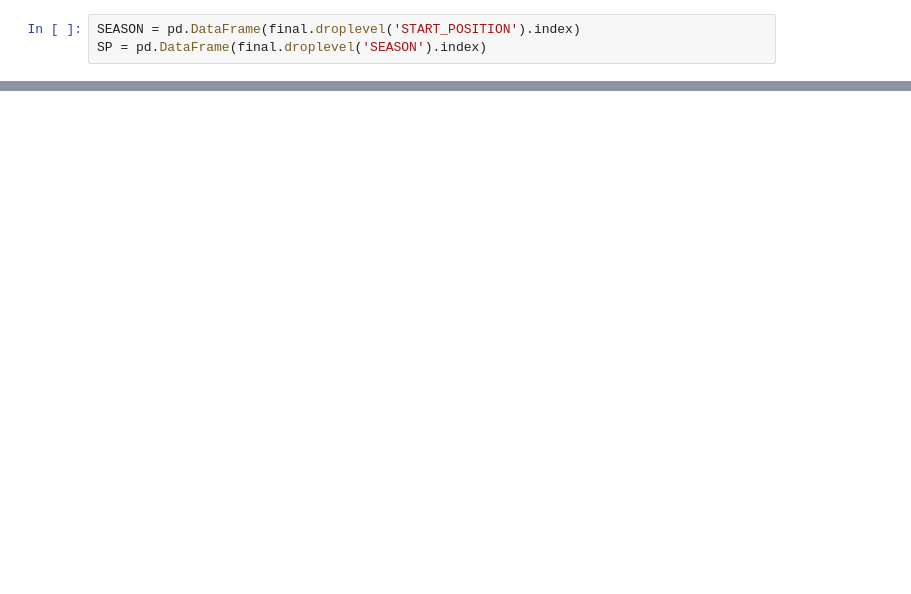
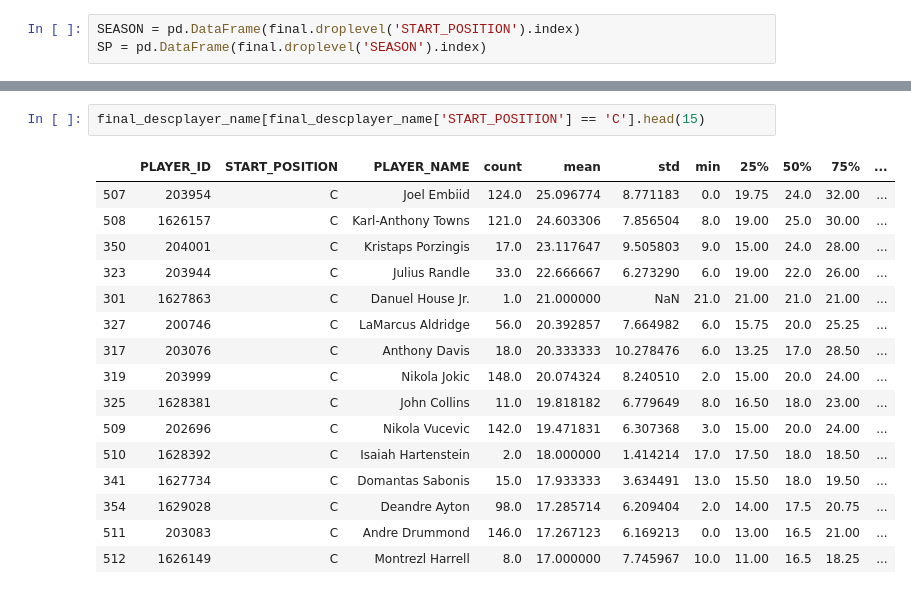
Before and after one commit to thabanenm/Capstone-Project-2, a Jupyter notebook: Capstone Project 2 - Data Storytelling.ipynb, the cells around one changed output, grey strips where cells are left out. Saved outputs shown, nothing was run; the diff lists cells and outputs as text; blank space fills up the shorter version.

```diff
--- a/Capstone Project 2 - Data Storytelling.ipynb
+++ b/Capstone Project 2 - Data Storytelling.ipynb
@@ -124,0 +191,19 @@ final_desc
+# %%
+final_descplayer_name[final_descplayer_name['START_POSITION'] == 'C'].head(15)
+# %% [output]
+|  | PLAYER_ID | START_POSITION | PLAYER_NAME | count | mean | std | min | 25% | 50% | 75% | ... |
+| 507 | 203954 | C | Joel Embiid | 124.0 | 25.096774 | 8.771183 | 0.0 | 19.75 | 24.0 | 32.00 | ... |
+| 508 | 1626157 | C | Karl-Anthony Towns | 121.0 | 24.603306 | 7.856504 | 8.0 | 19.00 | 25.0 | 30.00 | ... |
+| 350 | 204001 | C | Kristaps Porzingis | 17.0 | 23.117647 | 9.505803 | 9.0 | 15.00 | 24.0 | 28.00 | ... |
+| 323 | 203944 | C | Julius Randle | 33.0 | 22.666667 | 6.273290 | 6.0 | 19.00 | 22.0 | 26.00 | ... |
+| 301 | 1627863 | C | Danuel House Jr. | 1.0 | 21.000000 | NaN | 21.0 | 21.00 | 21.0 | 21.00 | ... |
+| 327 | 200746 | C | LaMarcus Aldridge | 56.0 | 20.392857 | 7.664982 | 6.0 | 15.75 | 20.0 | 25.25 | ... |
+| 317 | 203076 | C | Anthony Davis | 18.0 | 20.333333 | 10.278476 | 6.0 | 13.25 | 17.0 | 28.50 | ... |
+| 319 | 203999 | C | Nikola Jokic | 148.0 | 20.074324 | 8.240510 | 2.0 | 15.00 | 20.0 | 24.00 | ... |
+| 325 | 1628381 | C | John Collins | 11.0 | 19.818182 | 6.779649 | 8.0 | 16.50 | 18.0 | 23.00 | ... |
+| 509 | 202696 | C | Nikola Vucevic | 142.0 | 19.471831 | 6.307368 | 3.0 | 15.00 | 20.0 | 24.00 | ... |
+| 510 | 1628392 | C | Isaiah Hartenstein | 2.0 | 18.000000 | 1.414214 | 17.0 | 17.50 | 18.0 | 18.50 | ... |
+| 341 | 1627734 | C | Domantas Sabonis | 15.0 | 17.933333 | 3.634491 | 13.0 | 15.50 | 18.0 | 19.50 | ... |
+| 354 | 1629028 | C | Deandre Ayton | 98.0 | 17.285714 | 6.209404 | 2.0 | 14.00 | 17.5 | 20.75 | ... |
+| 511 | 203083 | C | Andre Drummond | 146.0 | 17.267123 | 6.169213 | 0.0 | 13.00 | 16.5 | 21.00 | ... |
+| 512 | 1626149 | C | Montrezl Harrell | 8.0 | 17.000000 | 7.745967 | 10.0 | 11.00 | 16.5 | 18.25 | ... |
```
Also changed, not shown: parts of 8 cells of this notebook, 1 other file.
